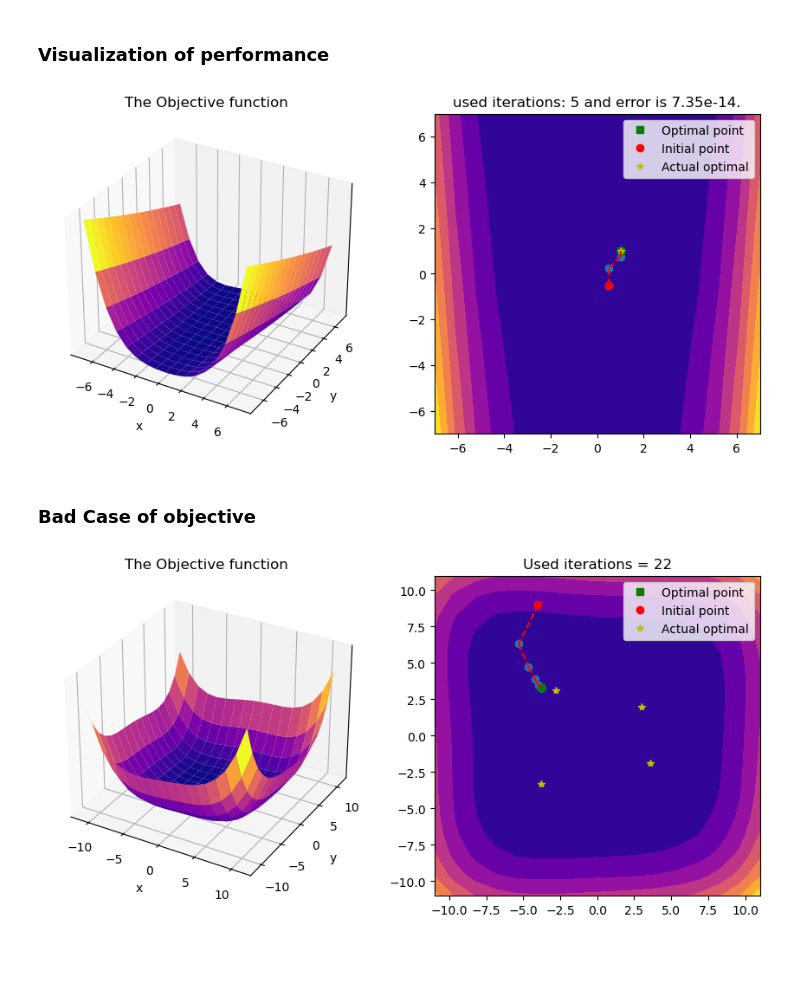
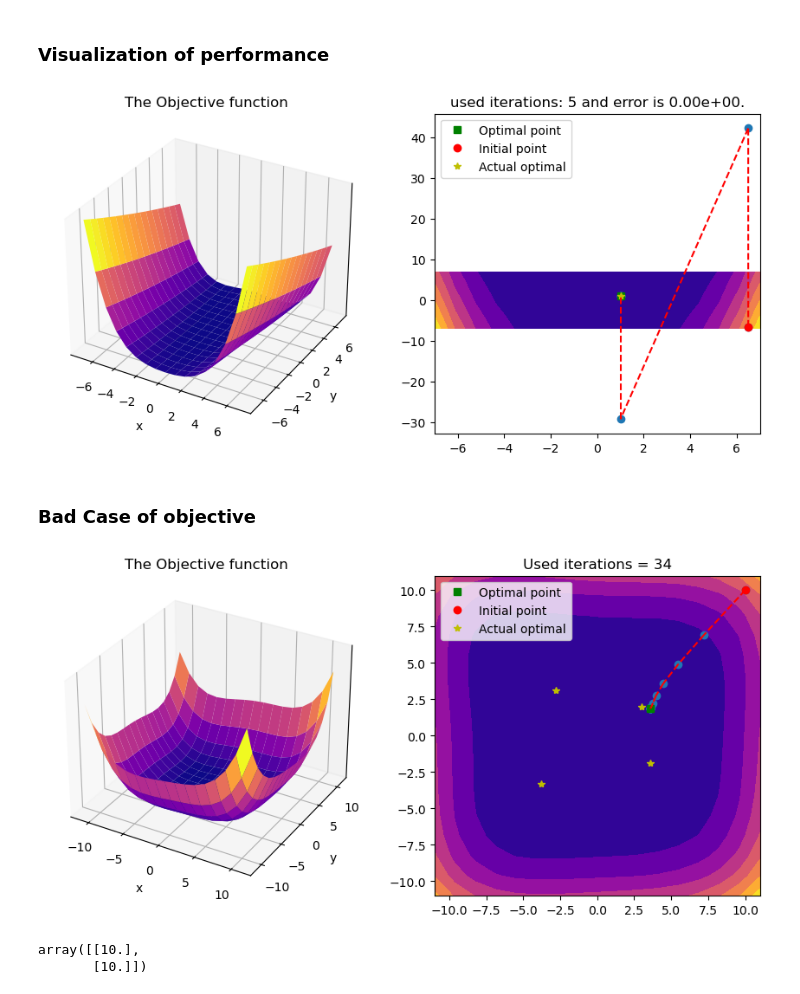
Before and after one commit to Dan7h3x/Num4ML, a Jupyter notebook: Day8.ipynb, the cells around one changed output. Saved outputs shown, nothing was run; the diff lists cells and outputs as text; code cells hidden in the pictures; blank space fills up the shorter version.

```diff
--- a/Day8.ipynb
+++ b/Day8.ipynb
@@ -74,35 +74,35 @@ m { color: Magenta }
 # %%
 M = 17
 X,Y = np.meshgrid(np.linspace(-7,7,num=M),np.linspace(-7,7,num=M))
 Points = np.vstack((X.flatten(),Y.flatten())).T
-init=np.array([0.5,-0.5]).reshape(-1,1)
+init=np.array([6.5,-6.5]).reshape(-1,1)
 F = Func(Points[:,0],Points[:,1])
 G = GradFunc(Points[:,0],Points[:,1])
-optimal,path=Newton(HessFunc=HessFunc,GradFunc=GradFunc,tol=1e-6,init=init,Max_iter=10)
+optimal,path=Newton(HessFunc=HessFunc,GradFunc=GradFunc,tol=1e-8,init=init,Max_iter=10)
 error = np.linalg.norm(np.array([1,1]).reshape(-1,1)-path[-1],2)
 fig = plt.figure(figsize=plt.figaspect(0.45))
 ax = fig.add_subplot(1,2,1,projection = "3d")
 ax.plot_surface(X,Y,F.reshape(X.shape),cmap='plasma')
 # ax.view_init(elev=0,azim=90,roll=0)
 ax.set_xlabel("x")
 ax.set_ylabel("y")
 ax.set_zticks([])
 ax.set_title("The Objective function")
 
 ax2 = fig.add_subplot(1,2,2)
 ax2.contourf(X,Y,F.reshape(X.shape),cmap='plasma')
 ax2.plot(optimal[0],optimal[1],'gs',lw=3,label='Optimal point')
 ax2.plot(init[0],init[1],'ro',lw=3,label="Initial point")
 ax2.scatter(path[:,0],path[:,1])
 ax2.plot(1,1,'y*',label="Actual optimal")
 for i in range(0,path.shape[0]-1):
     s,t =Liner(list(path[i]),list(path[i+1]))
     ax2.plot(s,t,'r--')
 ax2.set_title(f"used iterations: {path.shape[0]-1} and error is {error:2.2e}.")
 ax2.legend()
 plt.show()
 # %% [output]
-[figure, old version]
+[figure, new version]
 # %% [markdown]
 <style>
 o { color: Orange }
@@ -125,10 +125,10 @@ def HessFunc2(x,y):
 M = 17
 X,Y = np.meshgrid(np.linspace(-11,11,num=M),np.linspace(-11,11,num=M))
 Points = np.vstack((X.flatten(),Y.flatten())).T
-init=np.array([-4.0,9.0]).reshape(-1,1)
+init=np.array([10.0,10.0]).reshape(-1,1)
 F = Func2(Points[:,0],Points[:,1])
 G = GradFunc2(Points[:,0],Points[:,1])
-optimal,path=Newton(HessFunc=HessFunc2,GradFunc=GradFunc2,tol=1e-8,init=init,Max_iter=500)
+optimal,path=Newton(HessFunc=HessFunc2,GradFunc=GradFunc2,tol=1e-3,init=init,Max_iter=500)
 fig = plt.figure(figsize=plt.figaspect(0.45))
 ax = fig.add_subplot(1,2,1,projection = "3d")
 ax.plot_surface(X,Y,F.reshape(X.shape),cmap='plasma')
@@ -154,7 +154,7 @@ for i in range(0,path.shape[0]-1):
 ax2.legend()
 plt.show()
 # %% [output]
-[figure, old version]
+[figure, new version]
 # %%
 def rosen(x):
     """The Rosenbrock function"""
@@ -185,6 +185,11 @@ resBFGS = minimize(rosen,init,method='BFGS',options={'gtol':1e-8,'disp':False})
 resCG = minimize(rosen,init,jac=rosen_der,hess=rosen_hess,method='Newton-CG',options={'gtol':1e-8,'disp':False})
 resNelMead = minimize(rosen,init,method='nelder-mead',options={'gtol':1e-8,'disp':False})
 resTRCG = minimize(rosen,init,jac=rosen_der,hess=rosen_hess,method='trust-ncg',options={'gtol':1e-8,'disp':False})
+# %%
+init
+# %% [output]
+array([[10.],
+       [10.]])
 # %%
 resCG
 # %% [output]
```
Also changed, not shown: parts of 5 cells of this notebook.
